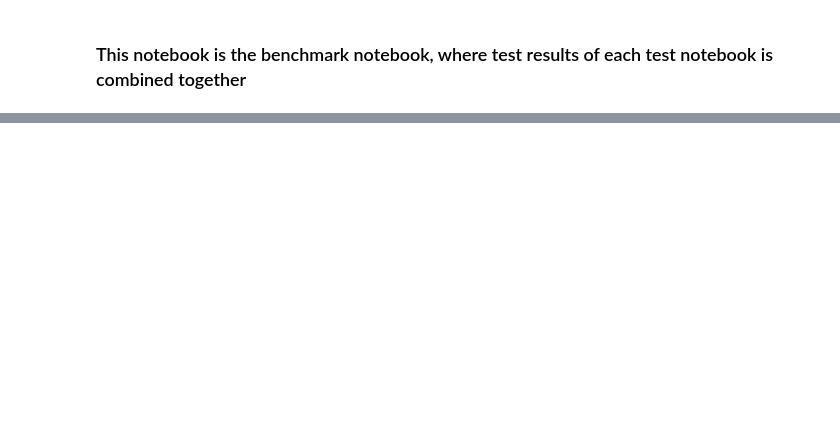
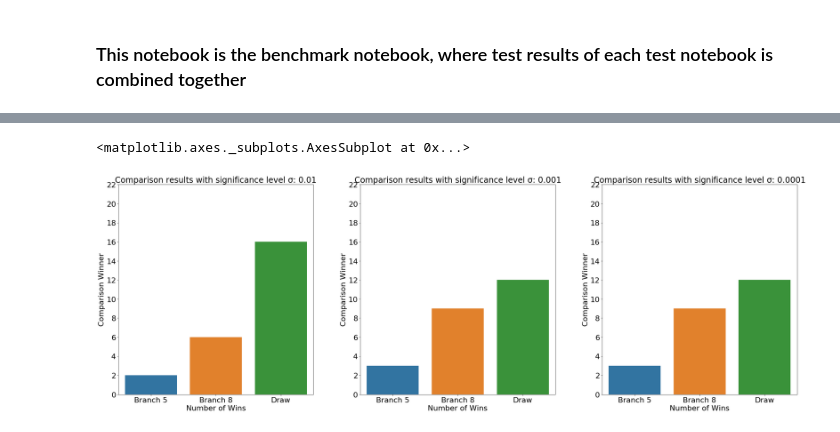
Before and after one commit to koralpc/shapley-bootstrapping, a Jupyter notebook: Notebooks/Benchmarking.ipynb, the cells around one changed output, grey strips where cells are left out. Saved outputs shown, nothing was run; the diff lists cells and outputs as text; code cells hidden in the pictures; blank space fills up the shorter version.

```diff
--- a/Notebooks/Benchmarking.ipynb
+++ b/Notebooks/Benchmarking.ipynb
@@ -157,6 +152,6 @@ compare_branch_best_complexity(benchmark_df_only_c1,complexity_df_only_c1,'B1','
 # %%
 visualize_pairvs(benchmark_df_no_c1,'B2','B8')
 # %%
-visualize_pairvs_2(benchmark_df_no_c1,'B2','B5',None,0.001)
-compare_branch_best_runtime(benchmark_df_no_c1,runtime_df_no_c1,'B2','B5')
-compare_branch_best_complexity(benchmark_df_no_c1,complexity_df_no_c1,'B2','B5')
+visualize_pairvs_2(benchmark_df_no_c1,'B5','B8',{'Draw':'Draw','B5':'Branch 5','B8':'Branch 8'},0.1)
+#compare_branch_best_runtime(benchmark_df_no_c1,runtime_df_no_c1,'B2','B5')
+#compare_branch_best_complexity(benchmark_df_no_c1,complexity_df_no_c1,'B2','B5')
@@ -167,0 +161,5 @@ compare_branch_best_complexity(benchmark_df_no_c1,complexity_df_no_c1,'B2','B5')
+# %%
+visualize_multiple_vs(benchmark_df_no_c1,['B5','B8'],{'Draw':'Draw','B5':'Branch 5','B8':'Branch 8','B1':'Branch 1'},0.1)
+# %% [output]
+<matplotlib.axes._subplots.AxesSubplot at 0x...>
+[figure, added]
```
Also changed, not shown: parts of 25 cells of this notebook, 33 other files.
